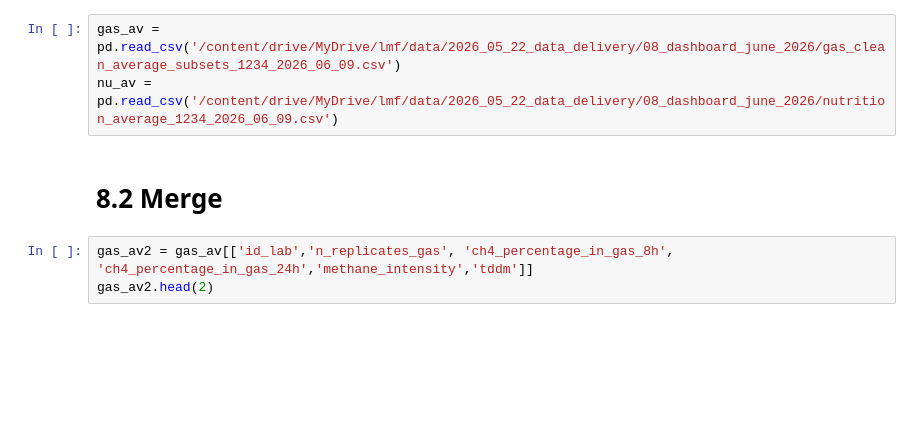
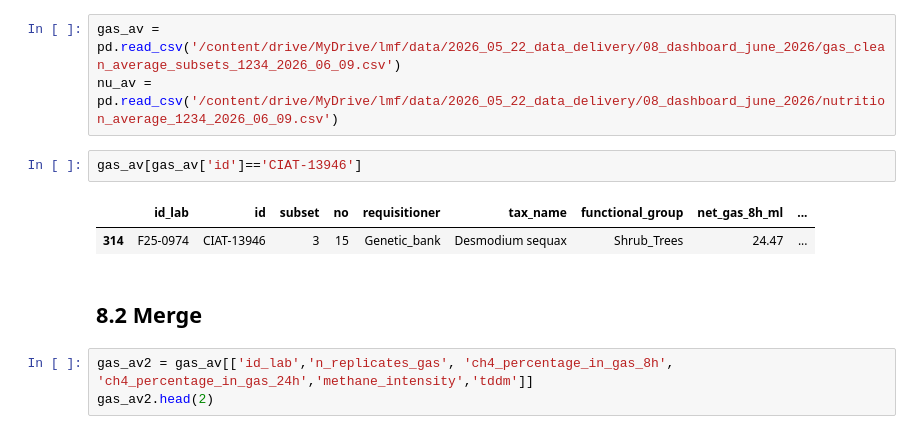
Before and after one commit to maurope/lmf, a Jupyter notebook: notebooks/2026/2026_05_22_data_delivery.ipynb, the cells around one changed output. Saved outputs shown, nothing was run; the diff lists cells and outputs as text; blank space fills up the shorter version.

```diff
--- a/notebooks/2026/2026_05_22_data_delivery.ipynb
+++ b/notebooks/2026/2026_05_22_data_delivery.ipynb
@@ -1062,8 +1062,13 @@ Date: 2026_06_22
 # %%
 gas_av = pd.read_csv('/content/drive/MyDrive/lmf/data/2026_05_22_data_delivery/08_dashboard_june_2026/gas_clean_average_subsets_1234_2026_06_09.csv')
 nu_av = pd.read_csv('/content/drive/MyDrive/lmf/data/2026_05_22_data_delivery/08_dashboard_june_2026/nutrition_average_1234_2026_06_09.csv')
+# %%
+gas_av[gas_av['id']=='CIAT-13946']
+# %% [output]
+|  | id_lab | id | subset | no | requisitioner | tax_name | functional_group | net_gas_8h_ml | ... |
+| 314 | F25-0974 | CIAT-13946 | 3 | 15 | Genetic_bank | Desmodium sequax | Shrub_Trees | 24.47 | ... |
 # %% [markdown]
-# 8.2 Merge
+## 8.2 Merge
 # %%
 gas_av2 = gas_av[['id_lab','n_replicates_gas', 'ch4_percentage_in_gas_8h', 'ch4_percentage_in_gas_24h','methane_intensity','tddm']]
 gas_av2.head(2)
```
Also changed, not shown: parts of 6 cells of this notebook, 22 other files.
